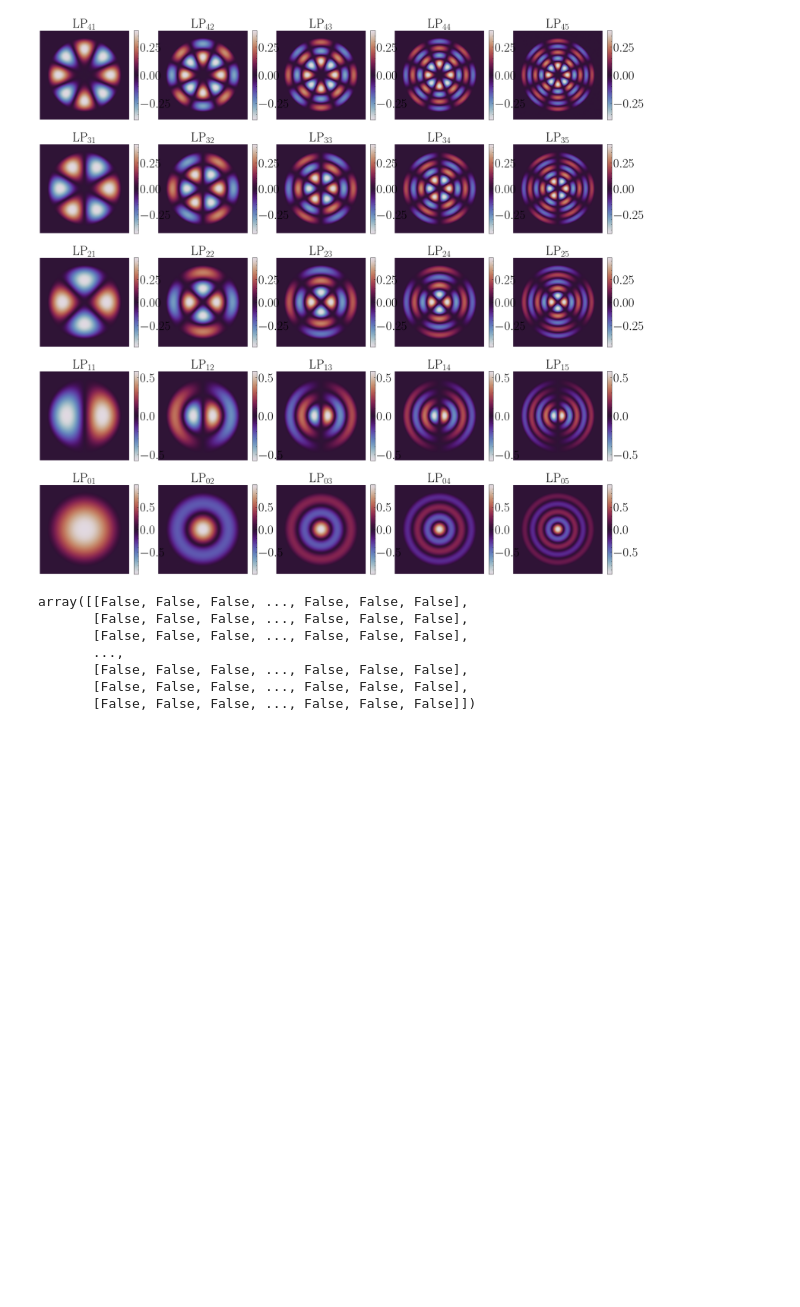
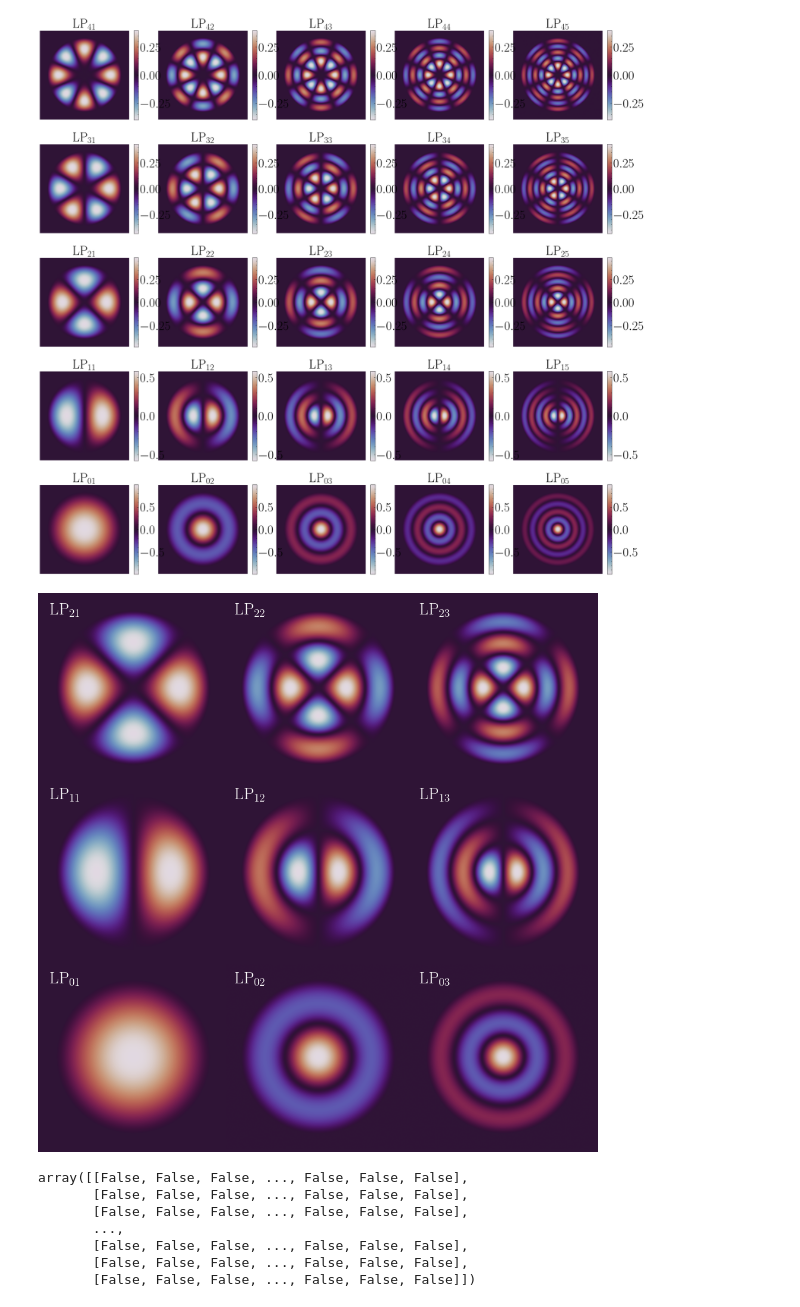
Before and after one commit to EnceladeCandy/phy3040, a Jupyter notebook: notebooks/fibre_optique.ipynb, the cells around one changed output. Cells and saved outputs as stored; diff of their text form; code cells hidden in the pictures; blank space fills up the shorter version.

Commit message:
added new figure

```diff
--- a/notebooks/fibre_optique.ipynb
+++ b/notebooks/fibre_optique.ipynb
@@ -490,6 +490,28 @@ plt.subplots_adjust(wspace = 0.2, hspace = 0.)
 # plt.savefig("LP_lm_modes.pdf", bbox_inches = 'tight')
 # %% [output]
 [figure]
+# %%
+nrows, ncols = 3, 3
+fig, ax = plt.subplots(nrows, ncols, figsize=(ncols * 4, nrows * 4.02))
+
+ax = ax[::-1, :]
+for l in range(nrows):
+    for m in range(1, ncols+1):
+        mode_field = lp_mode(l, m, R, PHI, r_max)
+
+        intensity = mode_field ** 2
+        norm = LogNorm(vmin = 1e-3, vmax =intensity.max(), clip = True)
+        norm = None
+        im = ax[l, m-1].imshow(mode_field, extent=(-r_max, r_max, -r_max, r_max), origin='lower', cmap='twilight', vmin = -abs(mode_field.max()), vmax = abs(mode_field.max()))
+        ax[l, m-1].annotate(r"LP$_{%d %d}$"%(l, m), xy = (0.05, 0.9), color = 'white', xycoords = 'axes fraction')
+        ax[l, m-1].axis("off")
+
+zero_color = plt.get_cmap("twilight")(0.5)
+fig.set_facecolor(color = zero_color)
+plt.subplots_adjust(wspace = 0, hspace = 0)
+plt.savefig(figure_folder + "LP_lm_modes.pdf", bbox_inches = 'tight')
+# %% [output]
+[figure, added]
 # %%
 (R <= r_max)
 # %% [output]
```
